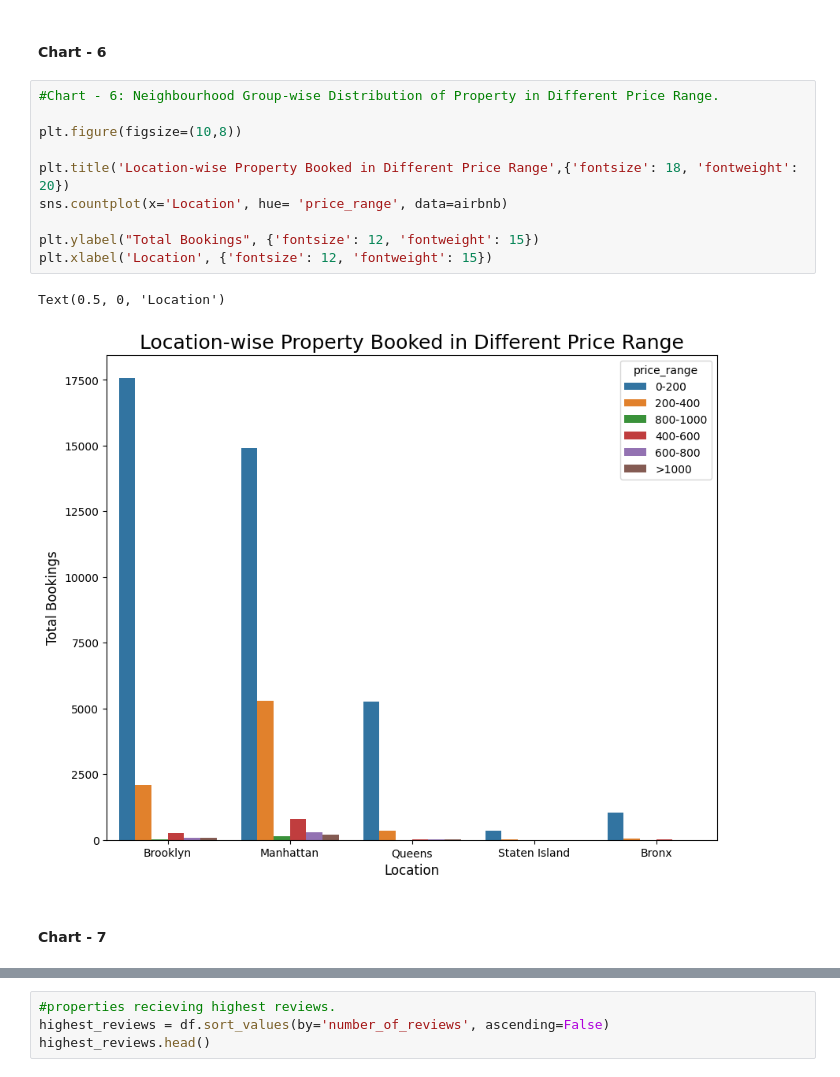
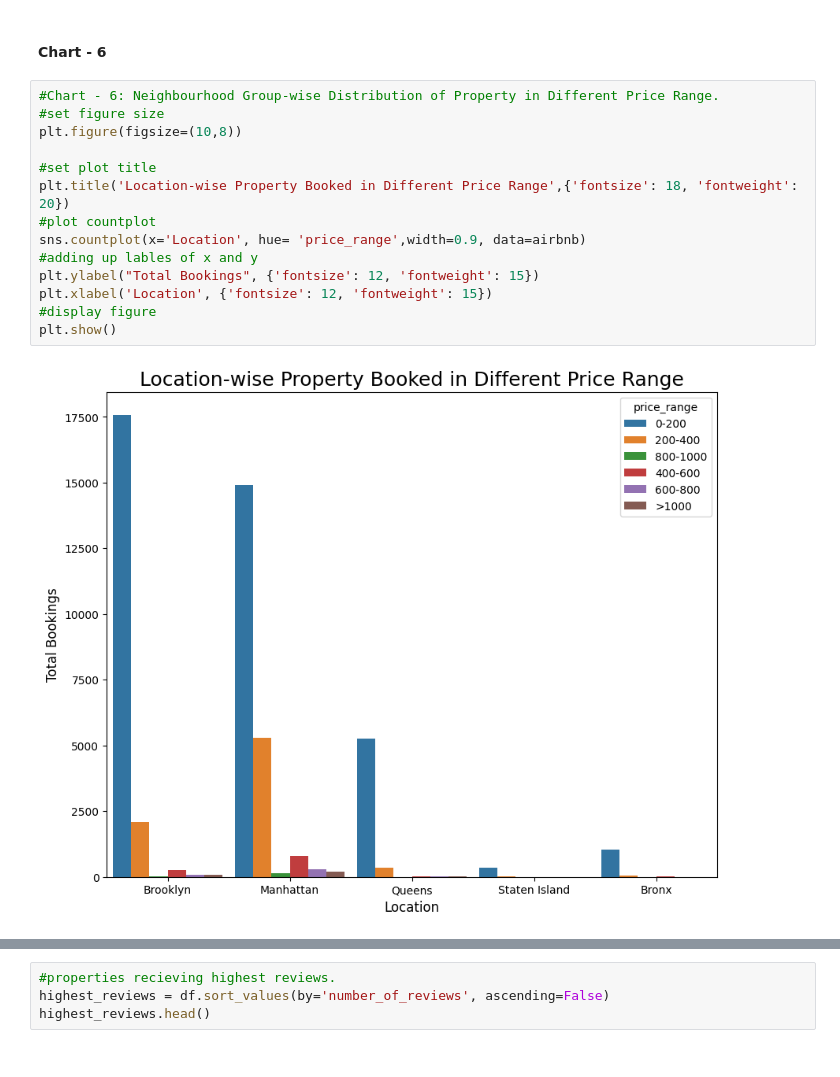
Before and after one commit to Sharik2610/Air-Bnb-Booking-Analysis---EDA, a Jupyter notebook: EDA_ON_AIRBNB_by_sharik.ipynb, the cells around one changed output, grey strips where cells are left out. Saved outputs shown, nothing was run; the diff lists cells and outputs as text.

```diff
--- a/EDA_ON_AIRBNB_by_sharik.ipynb
+++ b/EDA_ON_AIRBNB_by_sharik.ipynb
@@ -417,19 +443,20 @@ Text(0.5, 0, 'Price Range')
 #### Chart - 6
 # %%
 #Chart - 6: Neighbourhood Group-wise Distribution of Property in Different Price Range.
-
+#set figure size
 plt.figure(figsize=(10,8))
 
+#set plot title
 plt.title('Location-wise Property Booked in Different Price Range',{'fontsize': 18, 'fontweight': 20})
-sns.countplot(x='Location', hue= 'price_range', data=airbnb)
-
+#plot countplot
+sns.countplot(x='Location', hue= 'price_range',width=0.9, data=airbnb)
+#adding up lables of x and y
 plt.ylabel("Total Bookings", {'fontsize': 12, 'fontweight': 15})
 plt.xlabel('Location', {'fontsize': 12, 'fontweight': 15})
+#display figure
+plt.show()
 # %% [output]
-Text(0.5, 0, 'Location')
-[figure, old version]
+[figure, new version]
-# %% [markdown]
-#### Chart - 7
 # %%
 # Chart - 7 Room Tyoe-wise Average Price of Rooms Booked in Each Neighbourhood
 
```
Also changed, not shown: parts of 25 cells of this notebook.
